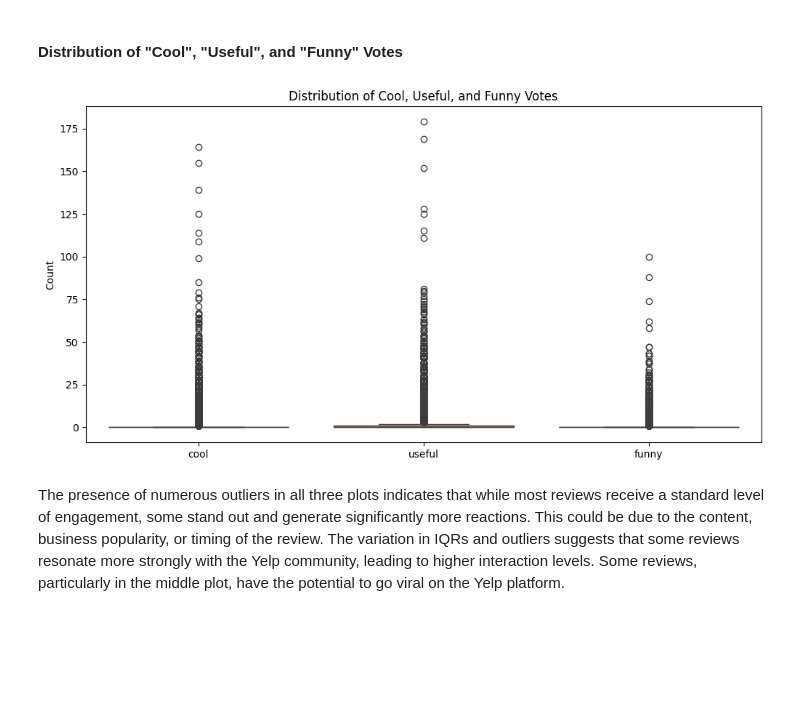
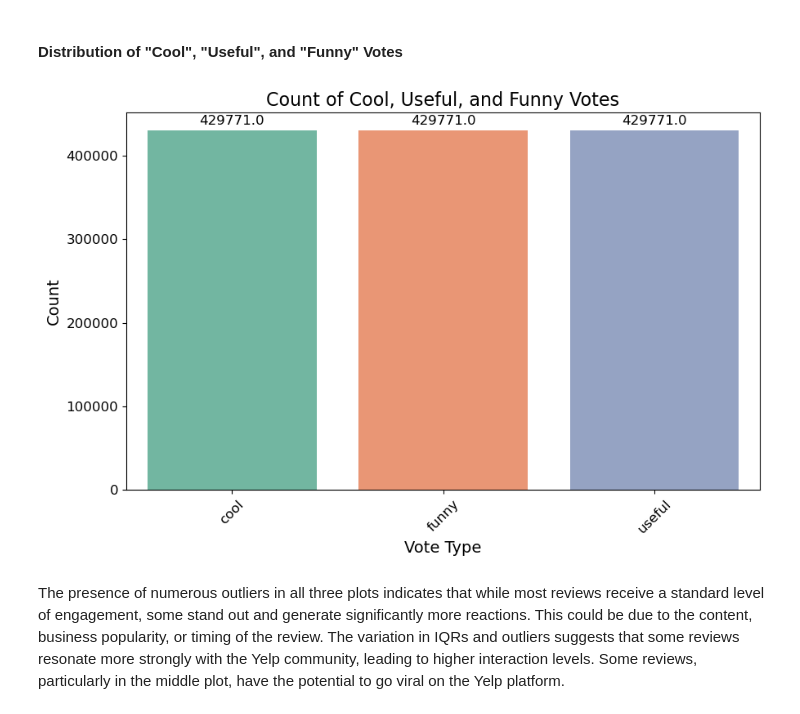
Before and after one commit to ggeorgekkariuki/Sentiment-Analysis, a Jupyter notebook: index.ipynb, the cells around one changed output. Saved outputs shown, nothing was run; the diff lists cells and outputs as text; code cells hidden in the pictures; blank space fills up the shorter version.

```diff
--- a/index.ipynb
+++ b/index.ipynb
@@ -153,0 +270,9 @@ df['text'] = df['text'].apply(lambda x: ' '.join([lemmatizer.lemmatize(word) for
+# %%
+#Loading the cleaned dataset
+# Path to the CSV file
+file_path = r'C:\Users\User\Desktop\KUMALLOOO\restaurant_reviews.txt'
+
+df = pd.read_csv(r'C:\Users\User\Desktop\KUMALLOOO\restaurant_reviews.txt')
+
+# Display the first five rows
+print(df.head())
@@ -270,14 +395,61 @@ The high number of 5-star reviews on Yelp may make it challenging to distinguish
 # %% [markdown]
 #### Distribution of "Cool", "Useful", and "Funny" Votes
 # %%
-# Boxplot for cool, useful, and funny votes
-plt.figure(figsize=(12, 6))
-sns.boxplot(data=df[['cool', 'useful', 'funny']])
-plt.title('Distribution of Cool, Useful, and Funny Votes')
-plt.ylabel('Count')
-plt.show()
+import seaborn as sns
+import matplotlib.pyplot as plt
+
+def plot_vote_counts(df, columns=['cool', 'useful', 'funny'], title='Count of Cool, Useful, and Funny Votes', xlabel='Vote Type', ylabel='Count', palette='Set2', add_annotations=True, sort_by='alphabetical'):
+    """
+    Plots a count plot for the specified vote types with customization options.
+
+    :param df: DataFrame containing the data
+    :param columns: List of column names to include in the count plot
+    :param title: Title of the plot
+    :param xlabel: Label for the x-axis
+    :param ylabel: Label for the y-axis
+    :param palette: Color palette for the count plot
+    :param add_annotations: Boolean to add annotations (counts) on the bars
+    :param sort_by: Sorting method for the x-axis ('alphabetical' or 'frequency')
+    """
+    # Reshape the DataFrame to long format
+    df_melted = df[columns].melt(var_name='Vote Type', value_name='Count')
+
+    # Sort the Vote Type categories
+    if sort_by == 'frequency':
+        vote_order = df_melted['Vote Type'].value_counts().index
+    else:
+        vote_order = sorted(columns)
+
+    # Set the figure size
+    plt.figure(figsize=(10, 6))
+
+    # Create the count plot with custom palette and order
+    ax = sns.countplot(x='Vote Type', data=df_melted, order=vote_order, palette=palette)
+
+    # Add annotations to the bars if specified
+    if add_annotations:
+        for p in ax.patches:
+            ax.annotate(f'{p.get_height()}', (p.get_x() + p.get_width() / 2., p.get_height()),
+                        ha='center', va='baseline', fontsize=12, color='black', xytext=(0, 5),
+                        textcoords='offset points')
+
+    # Customize the plot
+    plt.title(title, fontsize=16)
+    plt.xlabel(xlabel, fontsize=14)
+    plt.ylabel(ylabel, fontsize=14)
+    plt.xticks(fontsize=12)
+    plt.yticks(fontsize=12)
+
+    # Optional: Rotate x-axis labels for better readability
+    plt.xticks(rotation=45)
+
+    # Display the plot
+    plt.show()
+
+# Example usage with the default parameters
+plot_vote_counts(df)
 # %% [output]
-[figure, old version]
+[figure, new version]
 # %% [markdown]
 The presence of numerous outliers in all three plots indicates that while most reviews receive a standard level of engagement, some stand out and generate significantly more reactions. This could be due to the content, business popularity, or timing of the review. The variation in IQRs and outliers suggests that some reviews resonate more strongly with the Yelp community, leading to higher interaction levels. Some reviews, particularly in the middle plot, have the potential to go viral on the Yelp platform.
 # %% [markdown]
```
Also changed, not shown: parts of 44 cells of this notebook.
